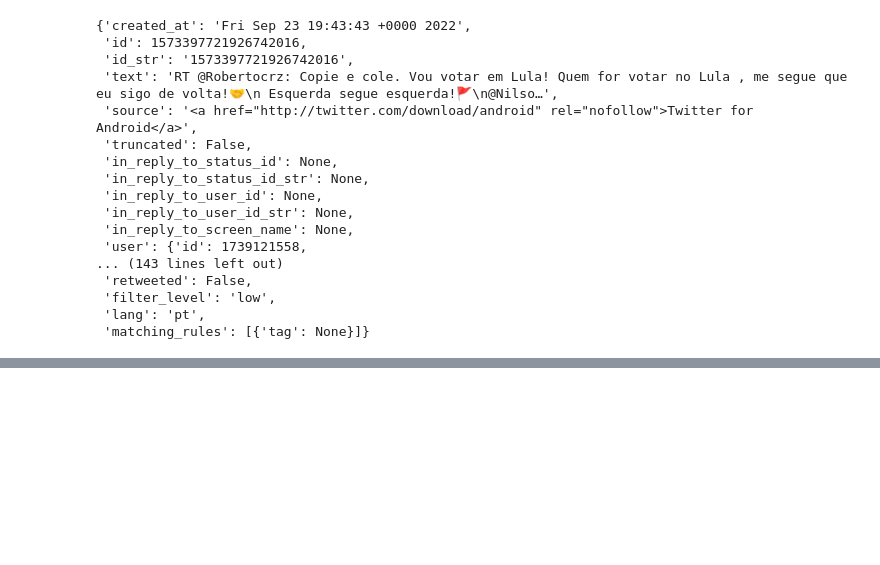
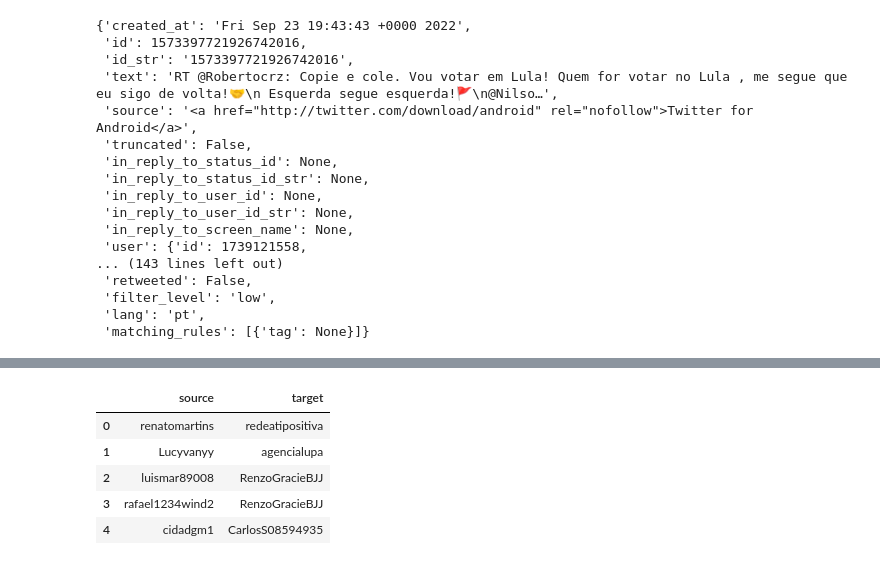
Before and after one commit to lucasraniere/twitter-data-extraction-2022-elections, a Jupyter notebook: teste.ipynb, the cells around one changed output, grey strips where cells are left out. Saved outputs shown, nothing was run; the diff lists cells and outputs as text; code cells hidden in the pictures; blank space fills up the shorter version.

```diff
--- a/teste.ipynb
+++ b/teste.ipynb
@@ -229,0 +229,5 @@ quoted
+# %%
+rt_match = []
+
+for idx, rt in rt_df[['user_info', 'retweeted_from']].iterrows():
+    rt_match.append((rt['user_info']['screen_name'], rt['retweeted_from']['user']))
@@ -229,0 +242,10 @@ quoted
+# %%
+df_rt_match = pd.DataFrame(columns=['source', 'target'], data=rt_match)
+df_rt_match.head()
+# %% [output]
+|  | source | target |
+| 0 | renatomartins | redeatipositiva |
+| 1 | Lucyvanyy | agencialupa |
+| 2 | luismar89008 | RenzoGracieBJJ |
+| 3 | rafael1234wind2 | RenzoGracieBJJ |
+| 4 | cidadgm1 | CarlosS08594935 |
```
Also changed, not shown: parts of 12 cells of this notebook.
